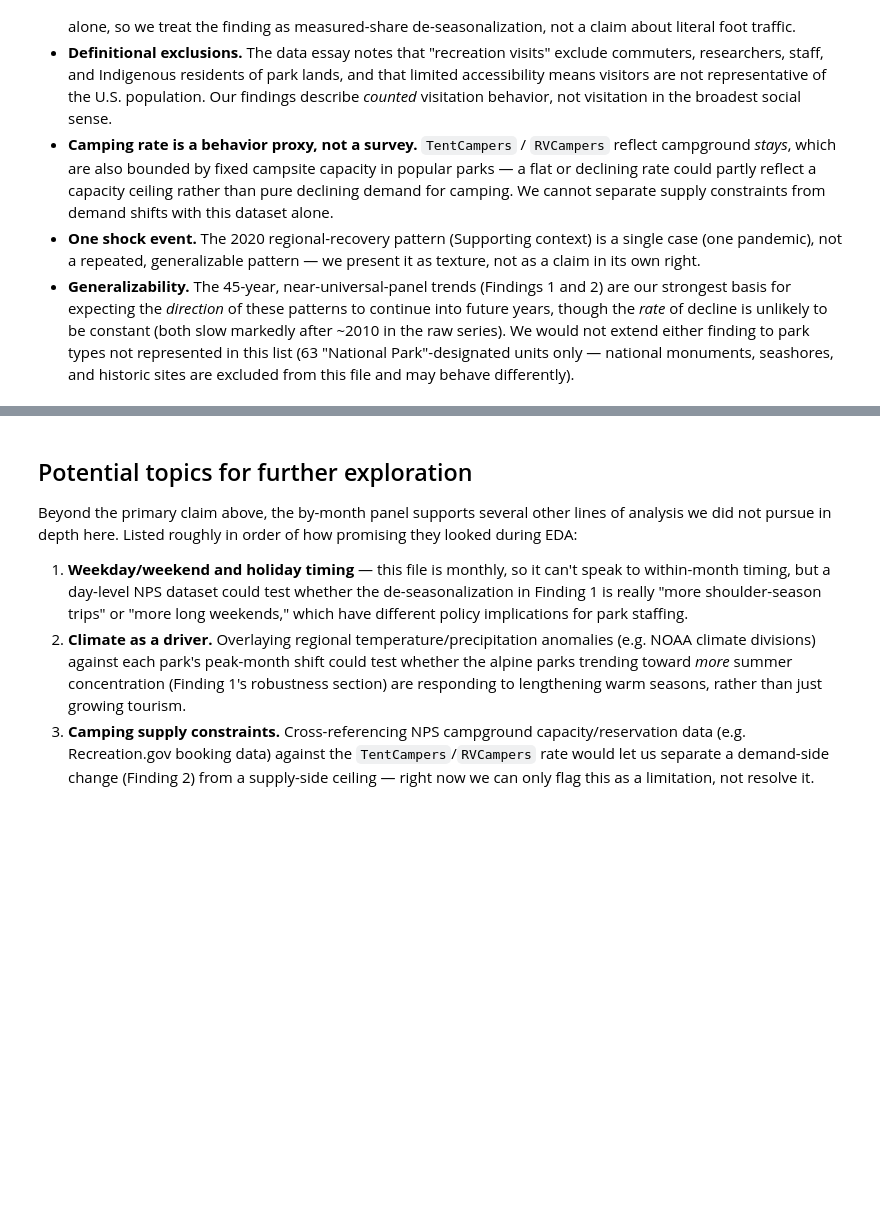
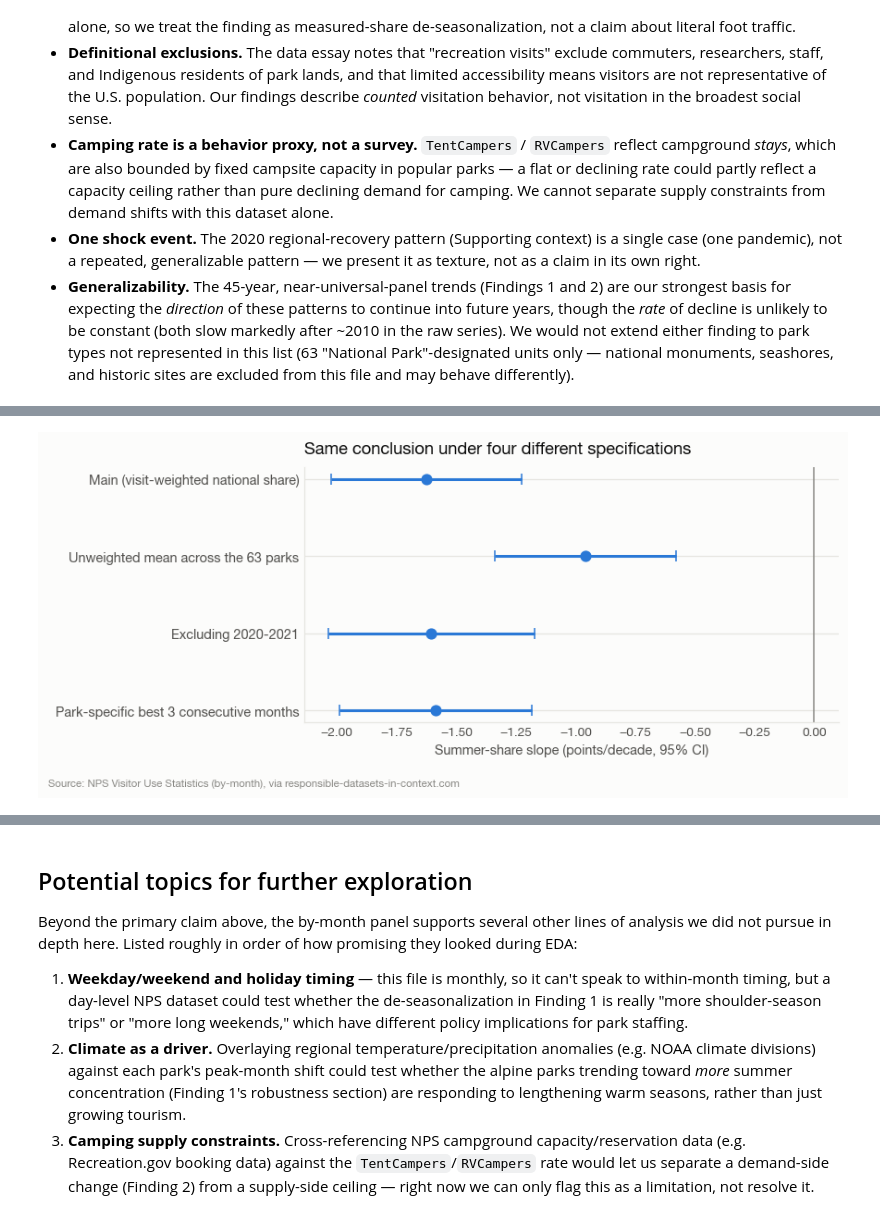
Before and after one commit to sikandaral/SI_699_mini_project, a Jupyter notebook: notebooks/sikandar_eda.ipynb, the cells around one changed output, grey strips where cells are left out. Cells and saved outputs as stored; diff of their text form; code cells hidden in the pictures; blank space fills up the shorter version.

```diff
--- a/notebooks/sikandar_eda.ipynb
+++ b/notebooks/sikandar_eda.ipynb
@@ -583,0 +587,22 @@ visits already), so the same measures might behave quite differently there.
+# %%
+fig, ax = npviz.new_figure(8, 3.4)
+names = list(checks.keys())
+slopes = [checks[k].slope * 100 for k in names]
+los = [(checks[k].slope - checks[k].ci_low) * 100 for k in names]
+his = [(checks[k].ci_high - checks[k].slope) * 100 for k in names]
+y_pos = range(len(names))
+
+ax.errorbar(slopes, y_pos, xerr=[los, his], fmt="o", color=npviz.BLUE,
+            ecolor=npviz.BLUE, elinewidth=2, capsize=4, markersize=7, zorder=3)
+ax.axvline(0, color=npviz.TEXT_MUTED, lw=1, zorder=1)
+ax.set_yticks(list(y_pos))
+ax.set_yticklabels(names, fontsize=9.5)
+ax.invert_yaxis()
+ax.set_xlabel("Summer-share slope (points/decade, 95% CI)")
+npviz.title(ax, "Same conclusion under four different specifications")
+npviz.source_note(fig)
+npviz.save(fig, "08_robustness_forest_plot")
+plt.tight_layout()
+plt.show()
+# %% [output]
+[figure, added]
```
Also changed, not shown: parts of 12 cells of this notebook.
